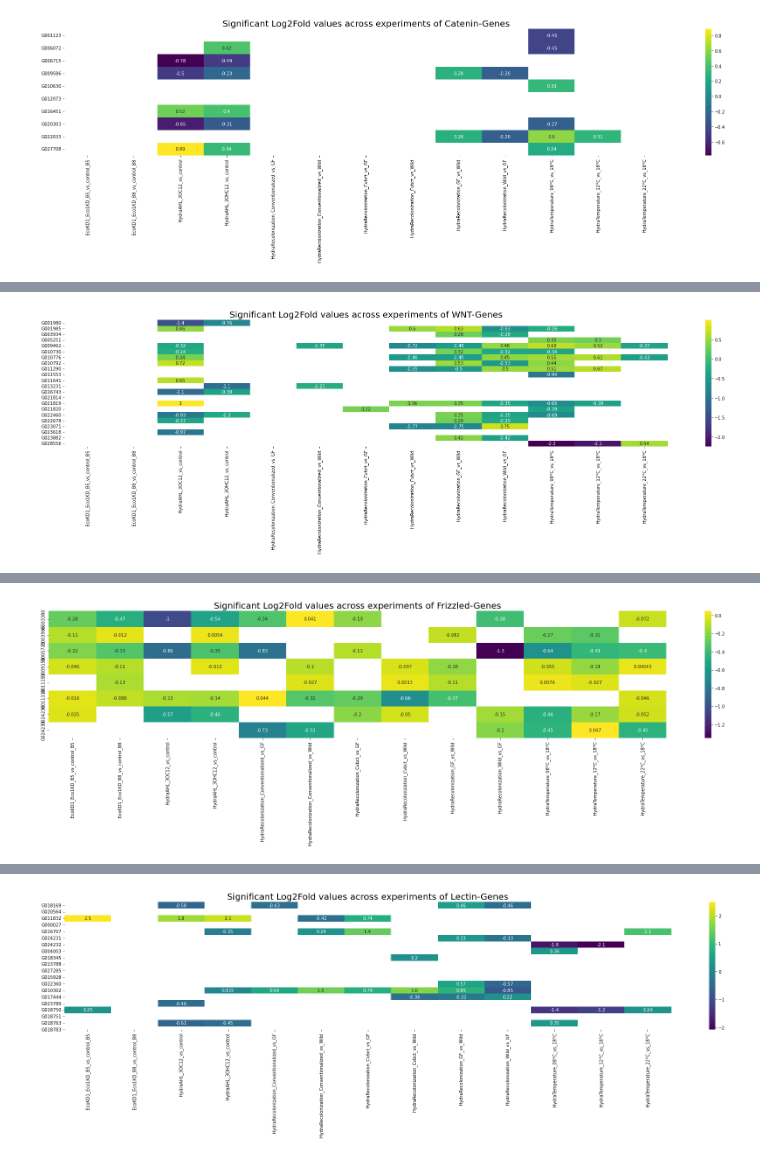
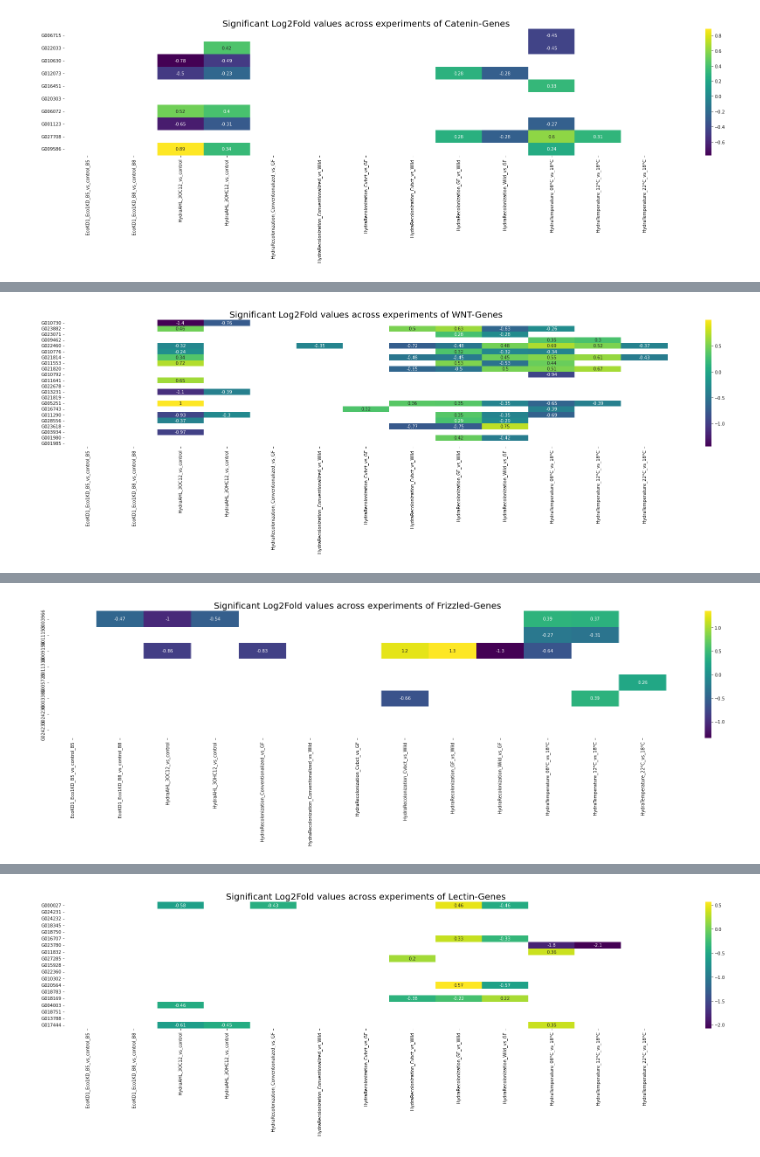
Before and after one commit to Kanomble/hydra_clustering, a Jupyter notebook: scripts/differential_expression_across_experiments.ipynb, the cells around one changed output, grey strips where cells are left out. Saved outputs shown, nothing was run; the diff lists cells and outputs as text; code cells hidden in the pictures.

Commit message:
fixxed gene naming in interactive heatmaps

```diff
--- a/scripts/differential_expression_across_experiments.ipynb
+++ b/scripts/differential_expression_across_experiments.ipynb
@@ -123,11 +123,13 @@ go_annot["gene_id"] = go_annot["ID"].apply(lambda x: x.split(".")[1].replace("T"
 #wnt_genes_to_tpm = wnt_genes.merge(tpm_table, on="gene_id")[columns_to_extract[1:]]
 #frizzled_genes_to_tpm = frizzled_genes.merge(tpm_table, on="gene_id")[columns_to_extract[1:]]
 # %%
+diff_exp_table = diff_exp_table.fillna(0.0)
 wnt_genes_to_exp = diff_exp_table[diff_exp_table["gene_id"].isin(wnt_genes)]
 frizzled_genes_to_exp = diff_exp_table[diff_exp_table["gene_id"].isin(frizzled_genes)]
 catenin_genes_to_exp = diff_exp_table[diff_exp_table["gene_id"].isin(catenin_genes)]
 lectin_genes_to_exp = diff_exp_table[diff_exp_table["gene_id"].isin(lectin_genes)]
 
+p_value_table = p_value_table.fillna(1.0)
 wnt_genes_to_pval = p_value_table[p_value_table["gene_id"].isin(wnt_genes)]
 frizzled_genes_to_pval = p_value_table[p_value_table["gene_id"].isin(frizzled_genes)]
 catenin_genes_to_pval = p_value_table[p_value_table["gene_id"].isin(catenin_genes)]
@@ -187,13 +213,13 @@ write_html(fig, '../results/figures/genes_tpm_heatmaps/heatmap_plot_lectin.html'
 [interactive output not drawn]
 # %%
 plt.figure(figsize=(25, 8))
-custom_y_labels = wnt_genes
+custom_y_labels = wnt_genes_to_pval["gene_id"]
 mask_matrix = wnt_genes_to_pval.iloc[:,1:] >= 0.05  # Example mask matrix
 sns.heatmap(wnt_genes_to_exp.iloc[:,1:], annot=True, cmap="viridis", mask=mask_matrix, yticklabels=custom_y_labels)
 plt.title('Significant Log2Fold values across experiments of WNT-Genes', fontsize=20)
 plt.tight_layout()
 plt.savefig("../results/figures/genes_tpm_heatmaps/wnt_log2_heatmap.jpg")
 # %% [output]
-[figure, old version]
+[figure, new version]
 # %%
 annot_mat = np.repeat(annotation_genes_to_wnt["KO_definition"].to_numpy()[np.newaxis, :], len(list(wnt_genes_to_exp.iloc[:,1:].columns)), axis=0).T
@@ -235,13 +261,13 @@ write_html(fig, '../results/figures/genes_tpm_heatmaps/heatmap_plot_wnt.html')
 [interactive output not drawn]
 # %%
 plt.figure(figsize=(25, 8))
-custom_y_labels = frizzled_genes
-mask_matrix = frizzled_genes_to_exp.iloc[:,1:] >= 0.05  # Example mask matrix
+custom_y_labels = frizzled_genes_to_pval["gene_id"]
+mask_matrix = frizzled_genes_to_pval.iloc[:,1:] >= 0.05  # Example mask matrix
 sns.heatmap(frizzled_genes_to_exp.iloc[:,1:], annot=True, cmap="viridis", mask=mask_matrix, yticklabels=custom_y_labels)
 plt.title('Significant Log2Fold values across experiments of Frizzled-Genes', fontsize=20)
 plt.tight_layout()
 plt.savefig("../results/figures/genes_tpm_heatmaps/frizzled_log2_heatmap.jpg")
 # %% [output]
-[figure, old version]
+[figure, new version]
 # %%
 annot_mat = np.repeat(annotation_genes_to_frizzled["KO_definition"].to_numpy()[np.newaxis, :], len(list(frizzled_genes_to_exp.iloc[:,1:].columns)), axis=0).T
@@ -283,13 +309,13 @@ fig.show()
 [interactive output not drawn]
 # %%
 plt.figure(figsize=(25, 8))
-custom_y_labels = lectin_genes
+custom_y_labels = lectin_genes_to_pval["gene_id"]
 mask_matrix = lectin_genes_to_pval.iloc[:,1:] >= 0.05  # Example mask matrix
 sns.heatmap(lectin_genes_to_exp.iloc[:,1:], annot=True, cmap="viridis", mask=mask_matrix, yticklabels=custom_y_labels)
 plt.title('Significant Log2Fold values across experiments of Lectin-Genes', fontsize=20)
 plt.tight_layout()
 plt.savefig("../results/figures/genes_tpm_heatmaps/lectin_log2_heatmap.jpg")
 # %% [output]
-[figure, old version]
+[figure, new version]
 # %%
 annot_mat = np.repeat(annotaion_genes_to_lectin["KO_definition"].to_numpy()[np.newaxis, :], len(list(lectin_genes_to_exp.iloc[:,1:].columns)), axis=0).T
```
Also changed, not shown: parts of 7 cells of this notebook.
